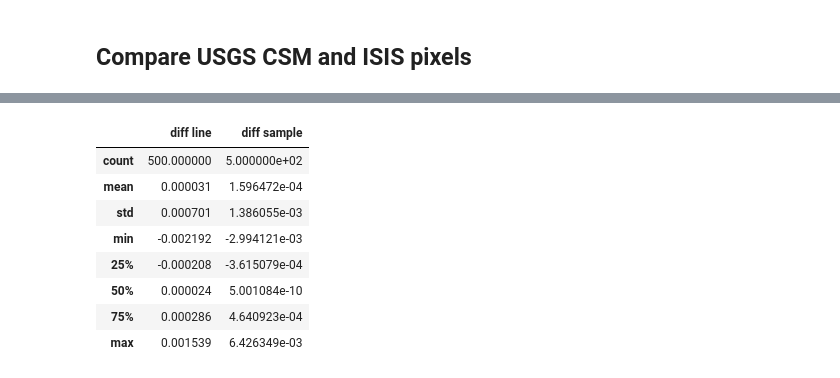
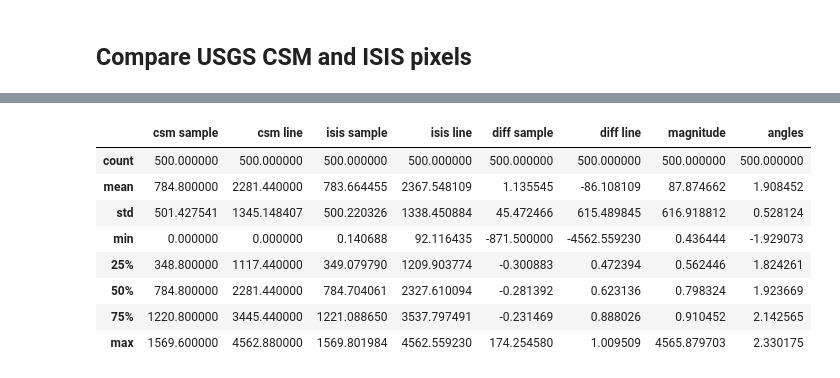
Before and after one commit to DOI-USGS/knoten, a Jupyter notebook: examples/kaguya_tc_isis_cmp.ipynb, the cells around one changed output, grey strips where cells are left out. Saved outputs shown, nothing was run; the diff lists cells and outputs as text; code cells hidden in the pictures.

Commit message:
Updated kaguya notebook

```diff
--- a/examples/kaguya_tc_isis_cmp.ipynb
+++ b/examples/kaguya_tc_isis_cmp.ipynb
@@ -30,6 +38,7 @@ camera = knoten.csm.create_csm(fileName)
 # %% [markdown]
 ## Ingest the image and spiceinit
 # %%
+json_file = os.path.splitext(fileName)[0] + '.json'
 cub_loc = os.path.splitext(fileName)[0] + '.cub'
 
 try:
@@ -38,17 +47,40 @@ except ProcessError as e:
     print(e.stderr)
 
 try:
-    isis.spiceinit(from_=cub_loc, shape='ellipsoid')
+    isis.spiceinit(from_=cub_loc, shape='ellipsoid', iak='/home/arsanders/testData/kaguyaTcAddendum007.ti')
 except ProcessError as e:
     print(e.stderr)
 
-kernels = util.generate_kernels_from_cube(cub_loc, expand=True)
+kernels = ale.util.generate_kernels_from_cube(cub_loc, expand=True)
+usgscsm_str = ale.loads(fileName, props={'kernels': kernels}, formatter="usgscsm", verbose=False)
 
-usgscsm_str = ale.loads(fileName, props={'kernels': kernels}, formatter='usgscsm', verbose=False)
+# # ale.load(fileName, props={'kernels': kernels}, formatter="usgscsm", verbose=False)
 
-csm_isd = os.path.splitext(fileName)[0] + '.json'
-with open(csm_isd, 'w') as isd_file:
+with ale.drivers.selene_drivers.KaguyaTcPds3NaifSpiceDriver(fileName, props={'kernels': kernels}) as driver:
+    print(driver.exposure_duration)
+    start_time = driver.ephemeris_start_time
+    print(start_time)
+    scan_rate = driver.line_scan_rate[-1][0]
+#     print(scan_rate * 2)
+    for i in range(driver.image_lines):
+        start_time += scan_rate
+    print(start_time)
+    print(driver.ephemeris_stop_time)
+
+
+with open(json_file, 'w') as isd_file:
     usgscsm_json = json.loads(usgscsm_str)
-    # usgscsm_json['optical_distortion']['kaguyalism'] = {'x': [0, 0, 0, 0], 'y': [0, 0, 0, 0], 'boresight_x': 0, 'boresight_y':0}
+#     usgscsm_json['detector_center'] = {'line': 0.5, 'sample': 2048.0}
+    usgscsm_json['focal2pixel_lines'] = [0, 142.85714285714286, 0]
+    usgscsm_json['optical_distortion']['kaguyalism'] = {'x': [0, 0, 0, 0], 'y': [0, 0, 0, 0], 'boresight_x': 0, 'boresight_y': 0}
+    usgscsm_json['log_file'] = '/home/acpaquette/logs/usgscsm_output.log'
+#     usgscsm_json['optical_distortion']['kaguyalism'] = {'x': [-0.0009649900000000001, 0.00098441, 8.5773e-06, -3.7438e-06], 'y': [-0.0013796, 1.3502e-05, 2.7251e-06, -6.193800000000001e-06], 'boresight_x': -0.0725, 'boresight_y': 0.0214}
+#     usgscsm_json['optical_distortion']['kaguyalism'] = {'x': [-0.0009649900000000001, 0.00098441, 8.5773e-06, -3.7438e-06], 'y': [-0.0013796, 1.3502e-05, 2.7251e-06, -6.193800000000001e-06], 'boresight_x': .5, 'boresight_y': 2048}
+# #     usgscsm_json['optical_distortion']['kaguyalism'] = {'x': [0, 0, 0, 0], 'y': [0, 0, 0, 0], 'boresight_x': -0.0725, 'boresight_y': 0.0214}
+#     print(usgscsm_json['optical_distortion']['kaguyalism'])
+#     print(usgscsm_json['focal2pixel_lines'])
+#     print(usgscsm_json['focal2pixel_samples'])
     usgscsm_str = json.dumps(usgscsm_json)
     isd_file.write(usgscsm_str)
+
+camera = knoten.csm.create_csm(fileName)
@@ -85,2 +185,2 @@ external_orientation_data[['diffx', 'diffy', 'diffz', 'diffu', 'diffv', 'diffw']
 # %%
-isis2csm_plot, csm2isis_plot, isiscsm_plotlatlon, isiscsm_plotbf, isis2csm_data, csm2isis_data, isiscsm_latlondata, isiscsm_bfdata = vis.reprojection_diff(csm_isd, cub_loc, n_lines, n_samples, nx=10, ny=50, width=600, height=600)
+isis2csm_plot, csm2isis_plot, isiscsm_plotlatlon, isiscsm_plotbf, isis2csm_data, csm2isis_data, isiscsm_latlondata, isiscsm_bfdata = vis.reprojection_diff(json_file, cub_loc, 10, 50, 500, 500)
@@ -105,14 +217,14 @@ csm2isis_plot
 # %% [output]
 [interactive output not drawn]
 # %%
-csm2isis_data[['diff line', 'diff sample']].describe()
+csm2isis_data.describe()
 # %% [output]
-|  | diff line | diff sample |
-| count | 500.000000 | 5.000000e+02 |
-| mean | 0.000031 | 1.596472e-04 |
-| std | 0.000701 | 1.386055e-03 |
-| min | -0.002192 | -2.994121e-03 |
-| 25% | -0.000208 | -3.615079e-04 |
-| 50% | 0.000024 | 5.001084e-10 |
-| 75% | 0.000286 | 4.640923e-04 |
-| max | 0.001539 | 6.426349e-03 |
+|  | csm sample | csm line | isis sample | isis line | diff sample | diff line | magnitude | angles |
+| count | 500.000000 | 500.000000 | 500.000000 | 500.000000 | 500.000000 | 500.000000 | 500.000000 | 500.000000 |
+| mean | 784.800000 | 2281.440000 | 783.664455 | 2367.548109 | 1.135545 | -86.108109 | 87.874662 | 1.908452 |
+| std | 501.427541 | 1345.148407 | 500.220326 | 1338.450884 | 45.472466 | 615.489845 | 616.918812 | 0.528124 |
+| min | 0.000000 | 0.000000 | 0.140688 | 92.116435 | -871.500000 | -4562.559230 | 0.436444 | -1.929073 |
+| 25% | 348.800000 | 1117.440000 | 349.079790 | 1209.903774 | -0.300883 | 0.472394 | 0.562446 | 1.824261 |
+| 50% | 784.800000 | 2281.440000 | 784.704061 | 2327.610094 | -0.281392 | 0.623136 | 0.798324 | 1.923669 |
+| 75% | 1220.800000 | 3445.440000 | 1221.088650 | 3537.797491 | -0.231469 | 0.888026 | 0.910452 | 2.142565 |
+| max | 1569.600000 | 4562.880000 | 1569.801984 | 4562.559230 | 174.254580 | 1.009509 | 4565.879703 | 2.330175 |
```
Also changed, not shown: parts of 23 cells of this notebook.
